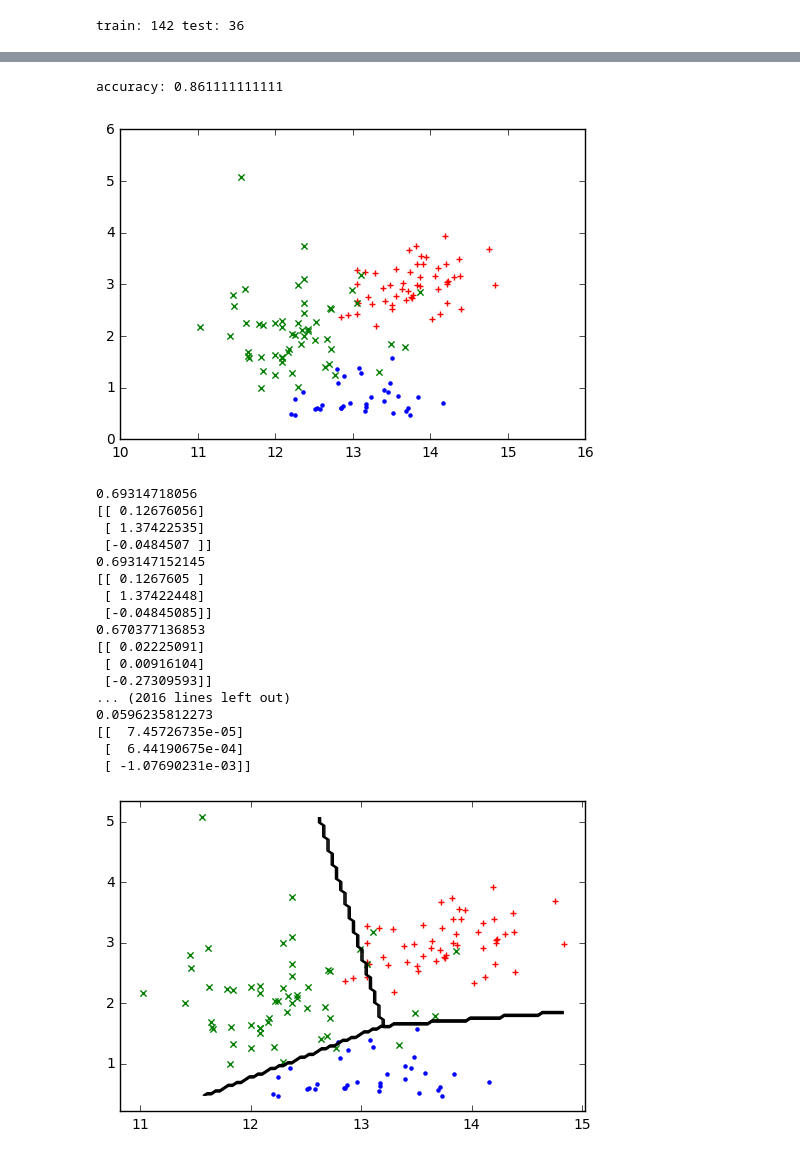
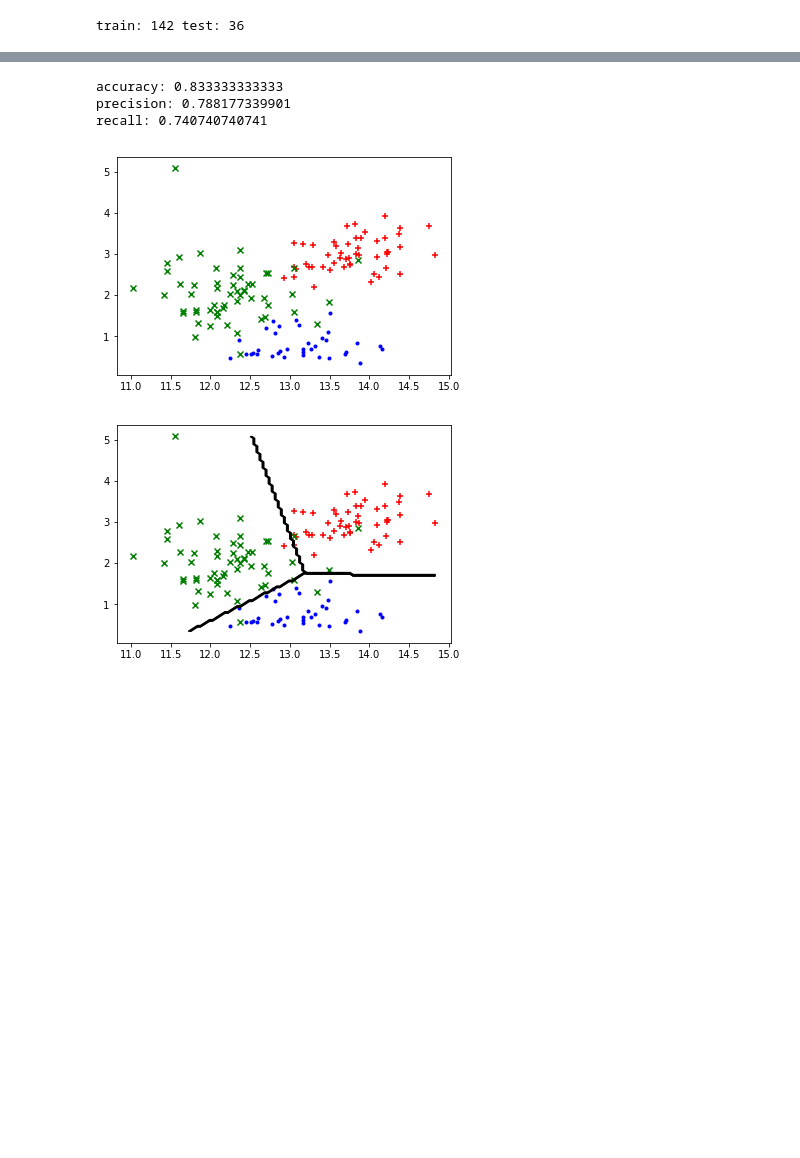
Before and after one commit to crsmithdev/notebooks, a Jupyter notebook: ml-logistic-regression/ml-logistic-regression.ipynb, the cells around one changed output, grey strips where cells are left out. Drawn from its saved outputs; the diff is of its cells as text; code cells hidden in the pictures; blank space fills up the shorter version.

```diff
--- a/ml-logistic-regression/ml-logistic-regression.ipynb
+++ b/ml-logistic-regression/ml-logistic-regression.ipynb
@@ -85,22 +80,25 @@ cost: 0.366667501345
 from matplotlib import cm
 
 def predict(X, theta):
+    X = np.insert(X, 0, np.ones(len(X)), axis=1)
     return sigmoid(X * np.matrix(theta).T) >= 0.5
 
-def plot_boundary(X, theta, pred):
+def plot_boundary(X, pred):
 
-    x_min, x_max = X[:,1].min(), X[:,1].max()
-    y_min, y_max = X[:,2].min(), X[:,2].max()
-    xx, yy = np.meshgrid(
+    x_min, x_max = X[:,0].min(), X[:,0].max()
+    y_min, y_max = X[:,1].min(), X[:,1].max()
+
+    xs, ys = np.meshgrid(
         np.linspace(x_min, x_max, 100),
         np.linspace(y_min, y_max, 100)
     )
 
-    inputs = np.c_[np.ones(10000), xx.ravel(), yy.ravel()]
-    predictions = pred(inputs, theta).reshape(xx.shape)
+    xys = np.column_stack([xs.ravel(), ys.ravel()])
+    zs = pred(xys).reshape(xs.shape)
+    #print(zs)
 
-    plt.contour(xx, yy, predictions, colors='black', nchunk=50)#, antialiased=True)
+    plt.contour(xs, ys, zs, colors='black')
 
 plot_points(X_train[:,1:3], y_train)
-plot_boundary(X_train, theta, predict)
+plot_boundary(X_train[:,1:3], lambda x: predict(x, theta))
 # %% [output]
@@ -113,58 +111,38 @@ plot_points(X_test[:,1:3], y_test)
 # %%
 from sklearn.metrics import accuracy_score, precision_score, recall_score
 
-print('accuracy:', accuracy_score(y_test, predict(X_test, theta)))
+predictions = predict(X_test[:,1:3], theta)
+
+print('accuracy:', accuracy_score(y_test, predictions))
+print('precision:', precision_score(y_test, predictions, average='macro'))
+print('recall:', recall_score(y_test, predictions, average='macro'))
 # %% [output]
-accuracy: 0.861111111111
+accuracy: 0.833333333333
+precision: 0.788177339901
+recall: 0.740740740741
 # %%
 X = data.as_matrix(columns=['1', 'alcohol', 'flavanoids'])
 y = data.as_matrix(columns=['class'])
 X_train, X_test, y_train, y_test = train_test_split(X, y, test_size=0.2)
-y_train = np.matrix(label_binarize(y_train, [1, 2, 3]))
+y_train = label_binarize(y_train, [1, 2, 3])
 
 plot_points(X_train[:,1:3], y_train.argmax(axis=1))
 # %% [output]
-[figure, old version]
+[figure, new version]
 # %%
 def train(X, y):
-    result = fmin_tnc(func=cost, x0=np.zeros(3), fprime=gradient, args=(X, y[:,0]))
+    result = fmin_tnc(func=cost, x0=np.zeros(3), fprime=gradient, args=(X, y))
     return np.matrix(result[0])
 
-thetas = [(i + 1, train(X_train, y_train[:,i])) for i in range(0,3)]
+def predict_multilabel(X, thetas):
+    X = np.insert(X, 0, np.ones(len(X)), axis=1)
+    preds = [sigmoid(X * np.asmatrix(t).T) for t in thetas]
+    return np.column_stack(preds).argmax(axis=1)
 
-thetas = [
-    (1, train(X_train, y_train[:,0])),
-    (2, train(X_train, y_train[:,1])),
-    (3, train(X_train, y_train[:,2]))
-]
-
-def predict2(X, thetas):
-    labels = [t[0] for t in thetas]
-    preds = [sigmoid(X * np.matrix(t[1]).T) for t in thetas]
-    preds = np.column_stack(preds)
-
-    argmax = preds.argmax(axis=1)
-    return np.vectorize(lambda v: labels[v])(argmax)
+thetas = [train(X_train, y_train[:,i]) for i in range(0,3)]
 
 plot_points(X_train[:,1:3], y_train.argmax(axis=1))
-plot_boundary(X_train, thetas, predict2)
+plot_boundary(X_train[:,1:3], lambda x: predict_multilabel(x, thetas))
 # %% [output]
-0.69314718056
-[[ 0.12676056]
- [ 1.37422535]
- [-0.0484507 ]]
-0.693147152145
-[[ 0.1267605 ]
- [ 1.37422448]
- [-0.04845085]]
-0.670377136853
-[[ 0.02225091]
- [ 0.00916104]
- [-0.27309593]]
-... (2016 lines left out)
-0.0596235812273
-[[  7.45726735e-05]
- [  6.44190675e-04]
- [ -1.07690231e-03]]
-[figure, old version]
+[figure, new version]
 # %%
```
Also changed, not shown: parts of 10 cells of this notebook.
